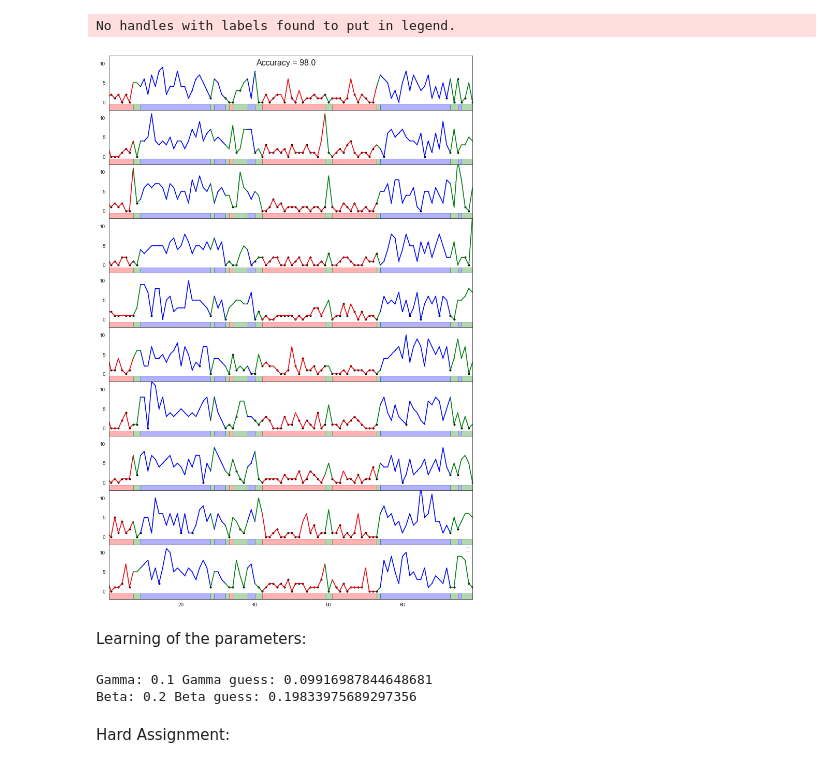
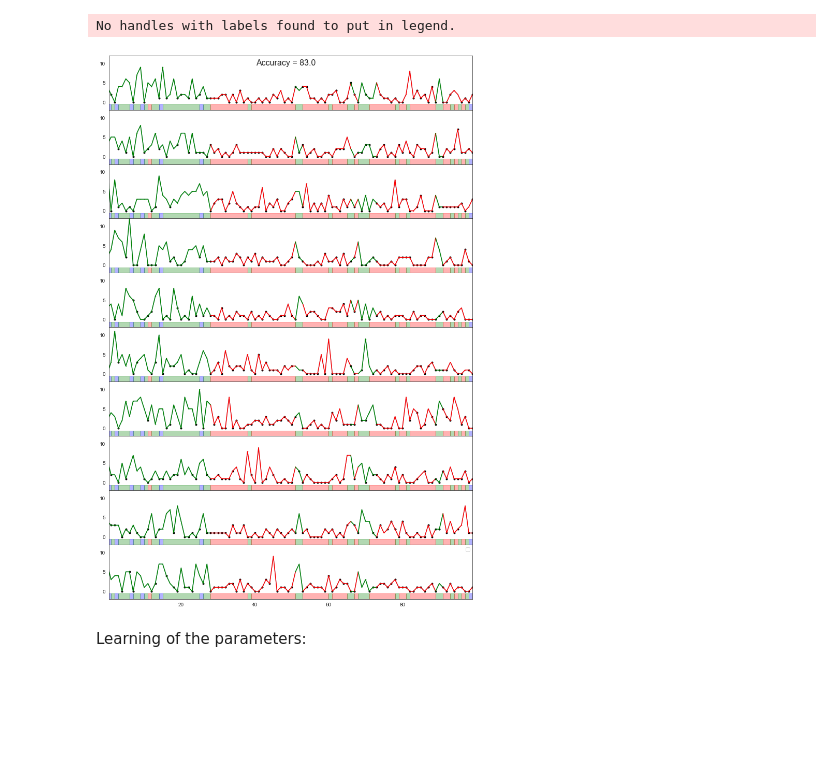
Before and after one commit to JakobSchauser/MLandData, a Jupyter notebook: ModComp/Project/ForwardSimulation.ipynb, the cells around one changed output. Drawn from its saved outputs; the diff is of its cells as text; code cells hidden in the pictures; blank space fills up the shorter version.

Commit message:
worked hard on the project forgot to commit some times

```diff
--- a/ModComp/Project/ForwardSimulation.ipynb
+++ b/ModComp/Project/ForwardSimulation.ipynb
@@ -48,0 +230,17 @@ Plot generated data
+# %%
+n, T = 50, 1000
+
+
+
+for i in range(10):
+    k = (i+1)/10
+
+    alpha = 0.1
+    beta = k
+    gamma = 0.1
+    lambdas = np.array([1,5])
+    C, z, X = simulate(n, T, 2, alpha, beta, gamma, lambdas)
+
+    C_pred = infer(X, i/10, beta, gamma, lambdas)[0]
+
+    print(i/10,np.mean(C_pred == C))
@@ -92,9 +311,13 @@ clf = LogisticRegression().fit(X,C)
 # %%
-# T = 100
+T = 100
+n = 10
+C, z, X = simulate(n,2*2*50000,2)
 
-# C, z, x = simulate(30,T,0)
+clf = LogisticRegression().fit(X,C)
 
-# C_pred = clf.predict(x)
+C, z, x = simulate(n,T,2)
+
+C_pred = clf.predict(x)
 
 fig, axs = plt.subplots(n,1,figsize = (10,15),sharex=True)
 
@@ -109,6 +332,8 @@ for nn in range(n):
     cc_pred = C_pred[0]
     lt = 0
     lt_pred = 0
+
+    made = np.ones(3)
 
     for t in range(1,T):
         axs[nn].plot([t],x[t,nn],'.',color=['red','blue','green'][cc], markersize = 1)
@@ -121,69 +346,33 @@ for nn in range(n):
 
             else:
                 axs[nn].plot(xxx, x[lt:t+1,nn],color =['red','blue','green'][cc] )
             cc = C[t]
             lt = t
 
         if cc_pred != C_pred[t]:
             axs[nn].axvspan(lt_pred, t, ymin = 0, ymax = p,alpha=0.3, color=['red','blue','green'][cc_pred])
             # axs[nn].axvspan(lt_pred+0.5, t+0.5, ymin = 0, ymax = 1,alpha=0.05, color=['red','blue','green'][cc_pred])
             # axs[nn].fill_between([i for i in range(lt_pred,t+1)],x[lt_pred:t+1,nn],color = ['red','blue','green'][cc_pred],alpha = 0.2)
             cc_pred = C_pred[t]
             lt_pred = t
         axs[nn].plot([t],x[t,nn],'.',color='black', alpha = [1,0][z[t,nn]])
 
     # axs[nn].plot([i for i in range(lt,t+1)],x[lt:t+1,nn],'.',color=['red','blue','green'][cc])
     axs[nn].plot([i for i in range(lt,t+1)], x[lt:t+1,nn],color =['red','blue','green'][cc], markersize = 13)
     axs[nn].axvspan(lt_pred,T, ymin = 0, ymax = p, alpha=0.3, color=['blue','red','green'][cc_pred])
 
 
     axs[nn].set_xlim(0+0.5,T-1)
     axs[nn].set_ylim(-2,12)
 
     axs[nn].set_yticks([0,5,10])
 
 plt.legend()
 fig.suptitle(f"Accuracy = {np.mean(C_pred == C)*100}",fontsize=16)
 plt.tight_layout(pad = 0)
 plt.show()
 # %% [output]
 No handles with labels found to put in legend.
-[figure, old version]
+[figure, new version]
 # %% [markdown]
 Learning of the parameters:
-# %%
-n = 10
-T = 10000
-
-C, z, X = simulate(n,T,0)
-
-
-lambda0 = np.mean(X[z==0])
-lambda1 = np.mean(X[z==1])
-
-alpha = len(C[C==0])/len(C[C==1])
-
-C20 = sum((C==2)[:-1] * (C==0)[1:])
-C21 = sum((C==2)[:-1] * (C==1)[1:])
-
-C02 = sum((C==0)[:-1] * (C==2)[1:])
-C12 = sum((C==1)[:-1] * (C==2)[1:])
-
-C22 = sum((C==2)[:-1] * (C==2)[1:])
-
-
-C2 = C02 + C12 + C22
-
-gamma0 = C02/C2
-gamma1 = C12/C2
-
-beta2 = 1 - C22/C2
-
-print("Gamma:",gamma,"Gamma guess:",np.mean(gamma0 + gamma1)/2)
-
-print("Beta:",beta,"Beta guess:", beta2)
-# %% [output]
-Gamma: 0.1 Gamma guess: 0.09916987844648681
-Beta: 0.2 Beta guess: 0.19833975689297356
-# %% [markdown]
-Hard Assignment:
```
Also changed, not shown: parts of 18 cells of this notebook, 10 other files.
